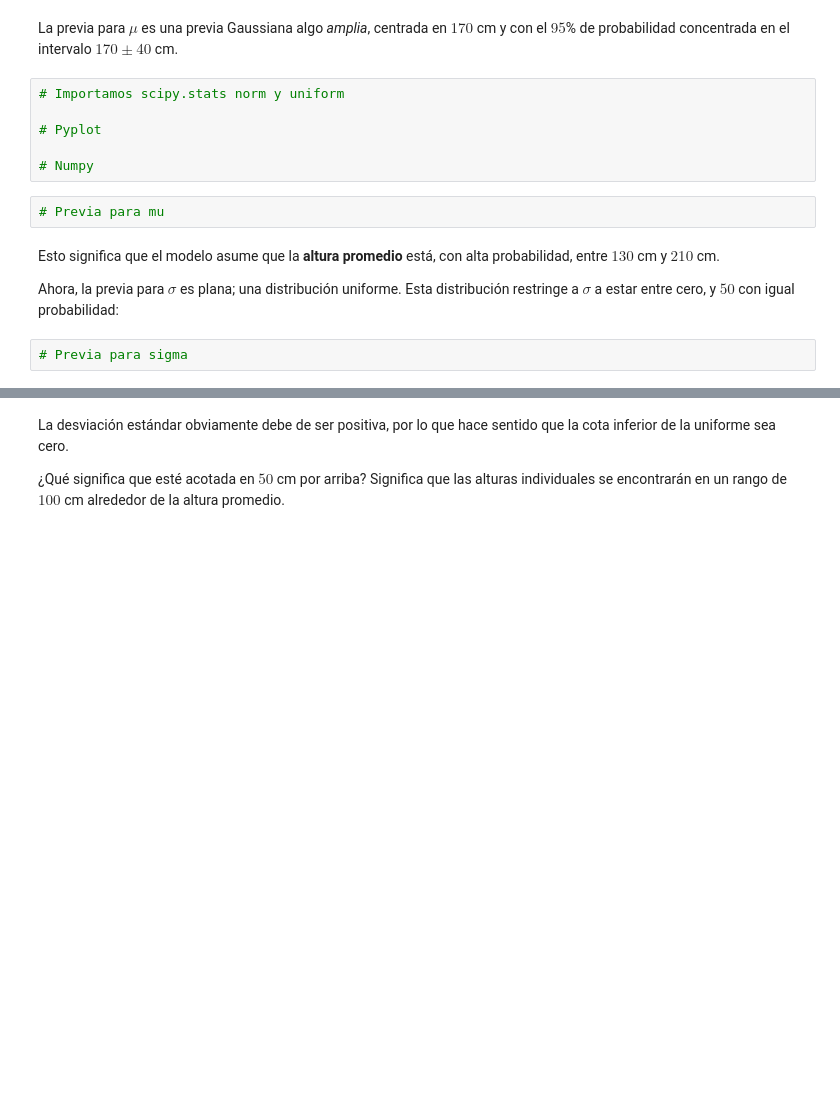
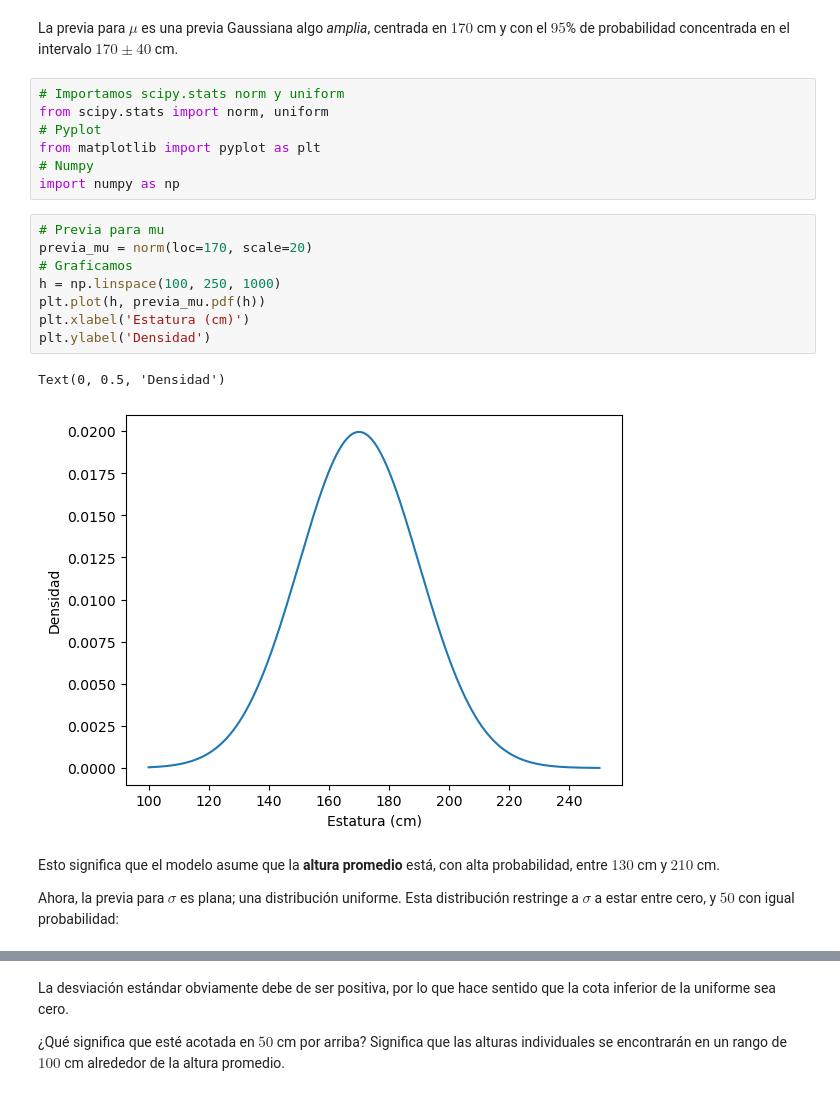
Before and after one commit to esjimenezro/mebo2024, a Jupyter notebook: modulo3/tema8/1-lenguaje-modelos-probabilisticos.ipynb, the cells around one changed output, grey strips where cells are left out. Cells and saved outputs as stored; diff of their text form; blank space fills up the shorter version.

```diff
--- a/modulo3/tema8/1-lenguaje-modelos-probabilisticos.ipynb
+++ b/modulo3/tema8/1-lenguaje-modelos-probabilisticos.ipynb
@@ -100,15 +135,23 @@ $$
 La previa para $\mu$ es una previa Gaussiana algo *amplia*, centrada en $170$ cm y con el $95$% de probabilidad concentrada en el intervalo $170 \pm 40$ cm.
 # %%
 # Importamos scipy.stats norm y uniform
-
+from scipy.stats import norm, uniform
 # Pyplot
-
+from matplotlib import pyplot as plt
 # Numpy
+import numpy as np
-# %%
-# Previa para mu
+# %%
+# Previa para mu
+previa_mu = norm(loc=170, scale=20)
+# Graficamos
+h = np.linspace(100, 250, 1000)
+plt.plot(h, previa_mu.pdf(h))
+plt.xlabel('Estatura (cm)')
+plt.ylabel('Densidad')
+# %% [output]
+Text(0, 0.5, 'Densidad')
+[figure, added]
 # %% [markdown]
 Esto significa que el modelo asume que la **altura promedio** está, con alta probabilidad, entre $130$ cm y $210$ cm.
 
 Ahora, la previa para $\sigma$ es plana; una distribución uniforme. Esta distribución restringe a $\sigma$ a estar entre cero, y $50$ con igual probabilidad:
-# %%
-# Previa para sigma
```
Also changed, not shown: parts of 26 cells of this notebook, 1 other file.
